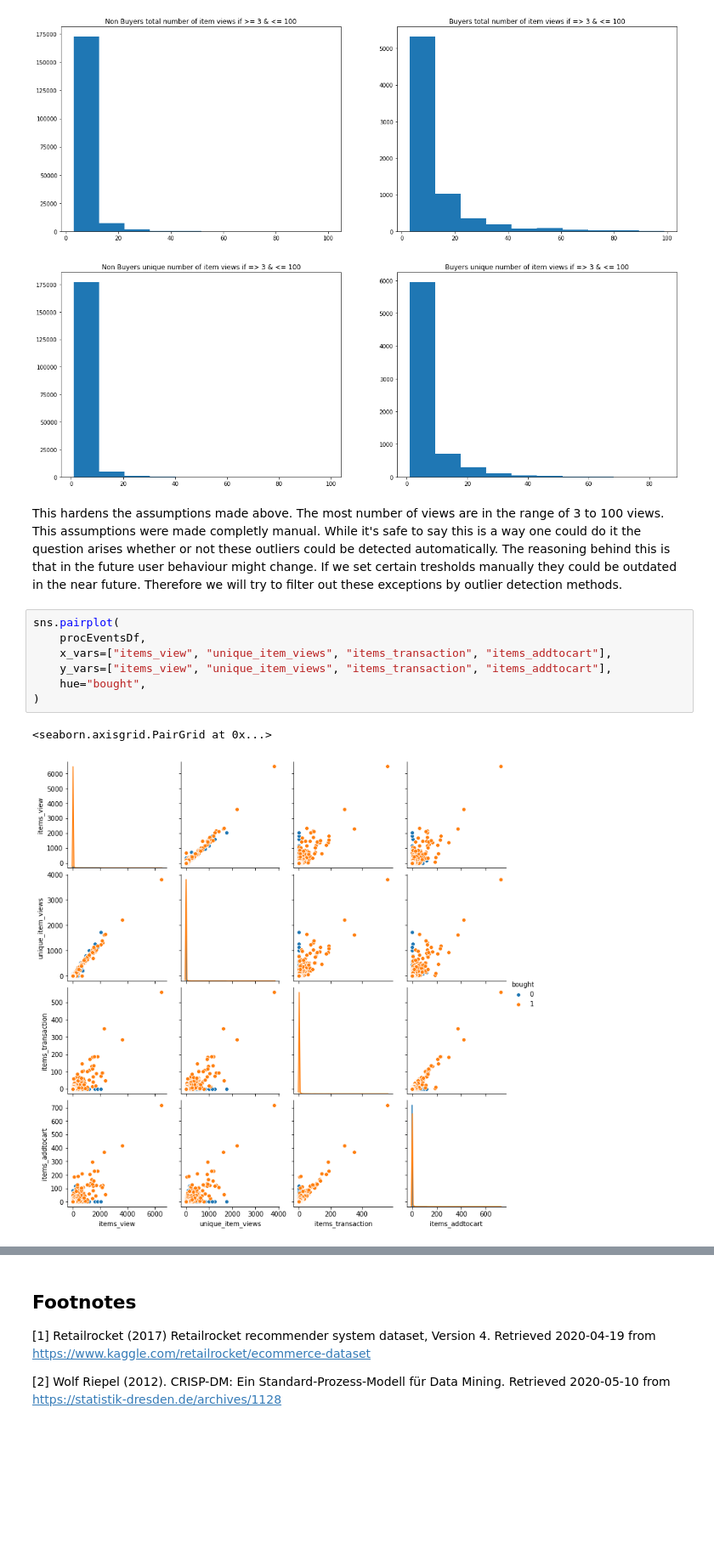
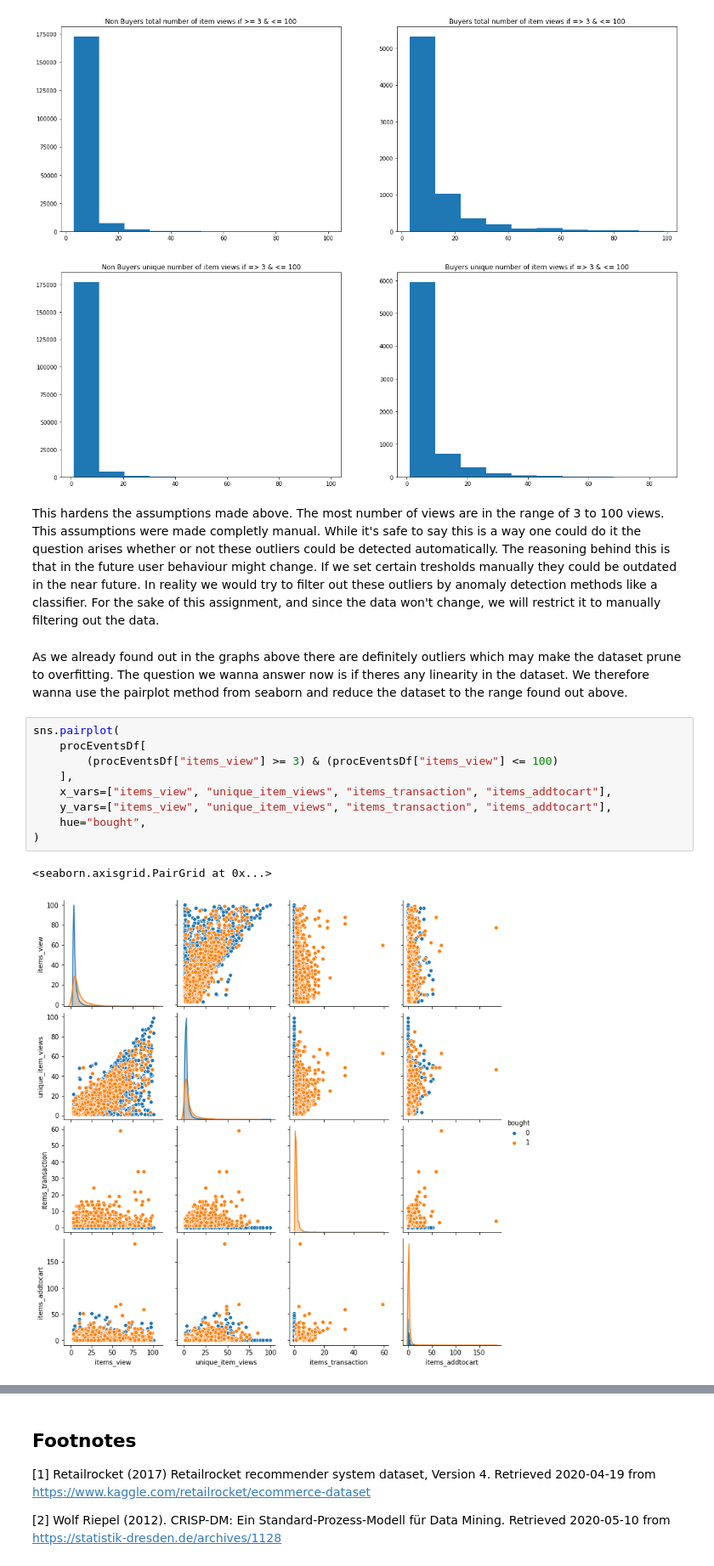
Before and after one commit to tinomerl/ecommerce-recommendation, a Jupyter notebook: ecommerce-user-behaviour.ipynb, the cells around one changed output, grey strips where cells are left out. Shown: that part at 85% size. Saved outputs shown, nothing was run; the diff lists cells and outputs as text; blank space fills up the shorter version.

```diff
--- a/ecommerce-user-behaviour.ipynb
+++ b/ecommerce-user-behaviour.ipynb
@@ -540,14 +541,18 @@ plt.draw()
 # %% [output]
 [figure]
 # %% [markdown]
-This hardens the assumptions made above. The most number of views are in the range of 3 to 100 views. This assumptions were made completly manual. While it's safe to say this is a way one could do it the question arises whether or not these outliers could be detected automatically. The reasoning behind this is that in the future user behaviour might change. If we set certain tresholds manually they could be outdated in the near future. Therefore we will try to filter out these exceptions by outlier detection methods.
+This hardens the assumptions made above. The most number of views are in the range of 3 to 100 views. This assumptions were made completly manual. While it's safe to say this is a way one could do it the question arises whether or not these outliers could be detected automatically. The reasoning behind this is that in the future user behaviour might change. If we set certain tresholds manually they could be outdated in the near future. In reality we would try to filter out these outliers by anomaly detection methods like a classifier. For the sake of this assignment, and since the data won't change, we will restrict it to manually filtering out the data.
+# %% [markdown]
+As we already found out in the graphs above there are definitely outliers which may make the dataset prune to overfitting. The question we wanna answer now is if theres any linearity in the dataset. We therefore wanna use the pairplot method from seaborn and reduce the dataset to the range found out above.
 # %%
 sns.pairplot(
-    procEventsDf,
+    procEventsDf[
+        (procEventsDf["items_view"] >= 3) & (procEventsDf["items_view"] <= 100)
+    ],
     x_vars=["items_view", "unique_item_views", "items_transaction", "items_addtocart"],
     y_vars=["items_view", "unique_item_views", "items_transaction", "items_addtocart"],
     hue="bought",
 )
 # %% [output]
 <seaborn.axisgrid.PairGrid at 0x...>
-[figure, old version]
+[figure, new version]
```
Also changed, not shown: parts of 12 cells of this notebook.
